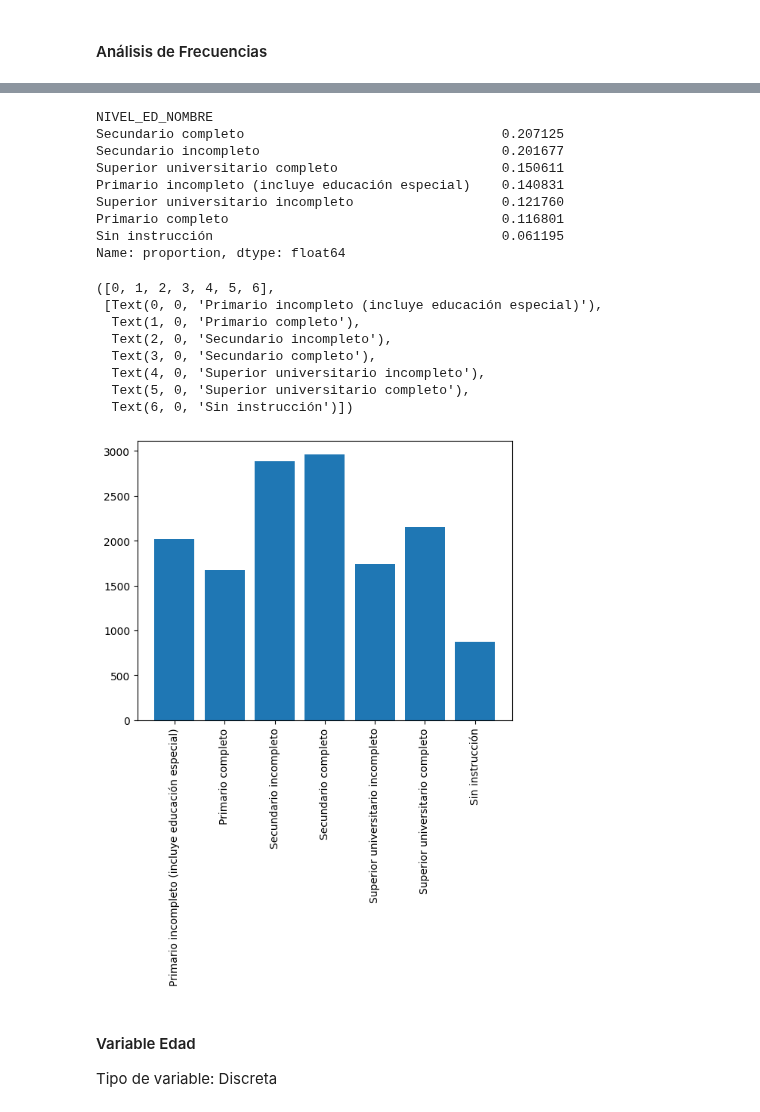
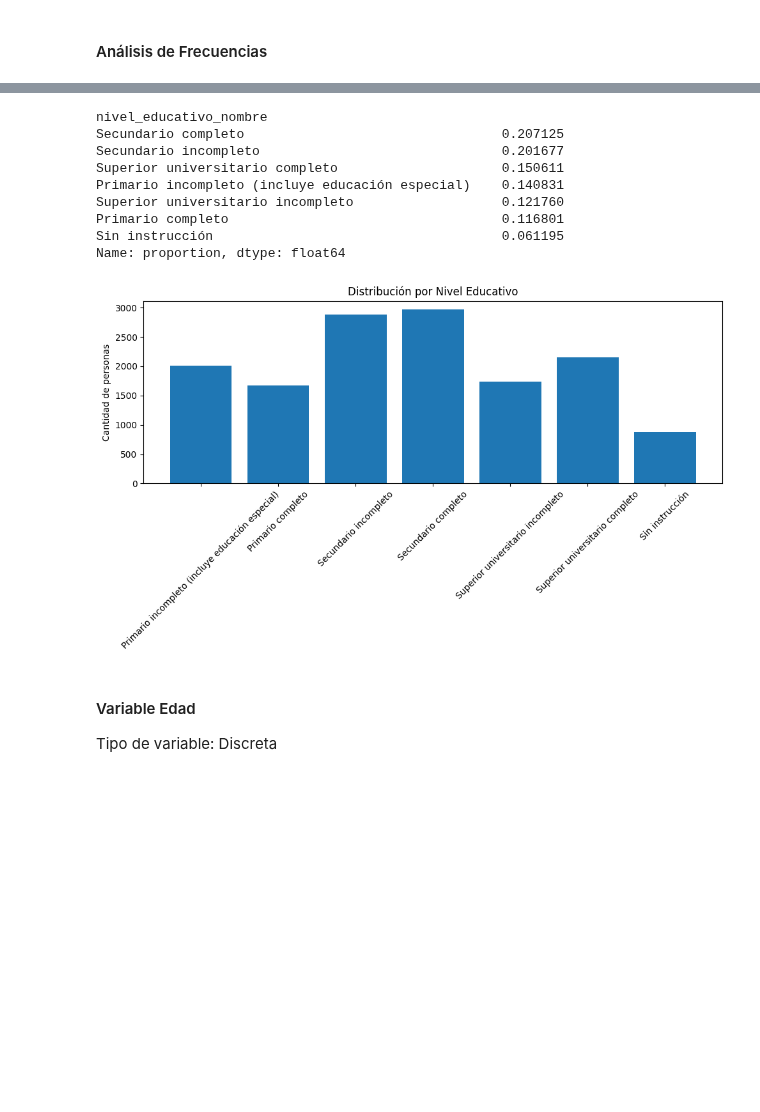
Before and after one commit to LMatiPerez/AnalisisDeDatosI_G5, a Jupyter notebook: analisis_grupo_5_final.ipynb, the cells around one changed output, grey strips where cells are left out. Drawn from its saved outputs; the diff is of its cells as text; code cells hidden in the pictures; blank space fills up the shorter version.

```diff
--- a/analisis_grupo_5_final.ipynb
+++ b/analisis_grupo_5_final.ipynb
@@ -53,7 +82,7 @@ import numpy as np
 # %% [markdown]
 Como se va a trabajar sobre la región Pampeana (Número 43) se filtra todas las filas que cumplan esa valor.
 # %%
-personas_fil_pam = personas[personas['REGION'] == 43]
+personas_fil_pam = personas[personas['region'] == 43]
 # %%
 print("Longitud Tabla Personas:", len(personas))
 print("Longitud Tabla Personas Filtrada:", len(personas_fil_pam))
@@ -64,6 +93,6 @@ Longitud Tabla Personas Filtrada: 14315
 Se redujo el total de la tabla personas un 30%.
 Ahora se va a filtrar las columnas (variables) a trabajar:
 # %%
-personas_fil = personas_fil_pam[['CH04', 'CH06', 'P47T', 'NIVEL_ED' ,'REGION', 'CODUSU', 'ESTADO']]
+personas_fil = personas_fil_pam[['id_vivienda', 'id_hogar', 'sexo', 'edad', 'ingreso', 'nivel_educativo', 'estado_actividad', 'region']]
 personas_fil.head()
 # %% [output]
@@ -271,7 +298,7 @@ nivel_educativo = pd.DataFrame([
     (6, "Superior universitario completo"),
     (7, "Sin instrucción"),
     (9, "Ns/Nr"),
-    ], columns=["NIVEL_ED", "NIVEL_ED_NOMBRE"])
+    ], columns=["nivel_educativo", "nivel_educativo_nombre"])
 # %% [markdown]
 
 #### Datos faltantes
@@ -297,8 +324,8 @@ NIVEL_ED  NIVEL_ED_NOMBRE
 Name: count, dtype: int64
 # %%
-personas_fil.merge(nivel_educativo, how="inner", on="NIVEL_ED")["NIVEL_ED_NOMBRE"].value_counts(normalize=True)
+personas_fil.merge(nivel_educativo, how="inner", on="nivel_educativo")["nivel_educativo_nombre"].value_counts(normalize=True)
 # %% [output]
-NIVEL_ED_NOMBRE
+nivel_educativo_nombre
 Secundario completo                                 0.207125
 Secundario incompleto                               0.201677
 Superior universitario completo                     0.150611
@@ -308,21 +335,20 @@ Primario completo                                   0.116801
 Sin instrucción                                     0.061195
 Name: proportion, dtype: float64
 # %%
-frecuencias = personas_fil.merge(nivel_educativo, how="inner", on="NIVEL_ED")[["NIVEL_ED","NIVEL_ED_NOMBRE"]].value_counts().reset_index(name='NIVEL_ED_COUNT').sort_values("NIVEL_ED")
-plt.bar(frecuencias["NIVEL_ED_NOMBRE"], frecuencias["NIVEL_ED_COUNT"])
-# frecuencias.reset_index(name='NIVEL_ED_COUNT').sort_values("NIVEL_ED")
-# plt.bar(frecuencias.index, frecuencias)
-plt.xticks(rotation=90)
+frecuencias = personas_fil.merge(nivel_educativo, how="inner", on="nivel_educativo") \
+    [["nivel_educativo", "nivel_educativo_nombre"]].value_counts() \
+    .reset_index(name='nivel_educativo_count') \
+    .sort_values("nivel_educativo")
+
+plt.figure(figsize=(10, 6))
+plt.bar(frecuencias["nivel_educativo_nombre"], frecuencias["nivel_educativo_count"])
+plt.xticks(rotation=45)
+plt.title("Distribución por Nivel Educativo")
+plt.ylabel("Cantidad de personas")
+plt.tight_layout()
+plt.show()
 # %% [output]
-([0, 1, 2, 3, 4, 5, 6],
- [Text(0, 0, 'Primario incompleto (incluye educación especial)'),
-  Text(1, 0, 'Primario completo'),
-  Text(2, 0, 'Secundario incompleto'),
-  Text(3, 0, 'Secundario completo'),
-  Text(4, 0, 'Superior universitario incompleto'),
-  Text(5, 0, 'Superior universitario completo'),
-  Text(6, 0, 'Sin instrucción')])
-[figure, old version]
+[figure, new version]
 # %% [markdown]
 
 #### Variable Edad
```
Also changed, not shown: parts of 23 cells of this notebook, 1 other file.
